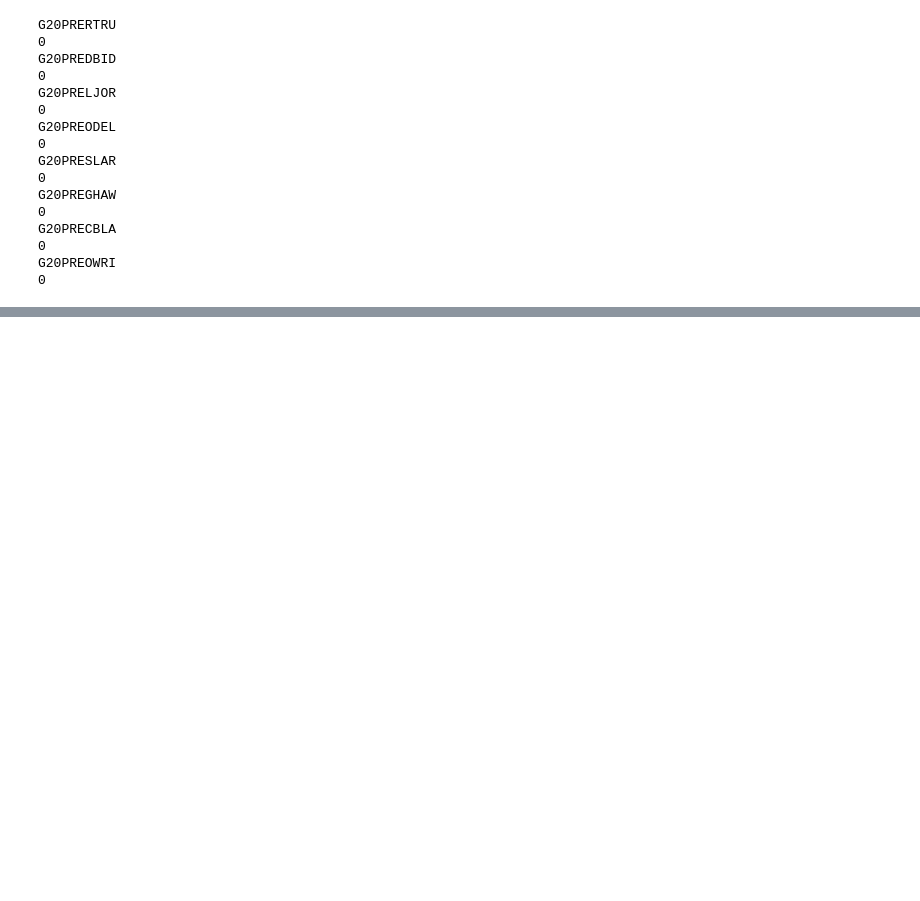
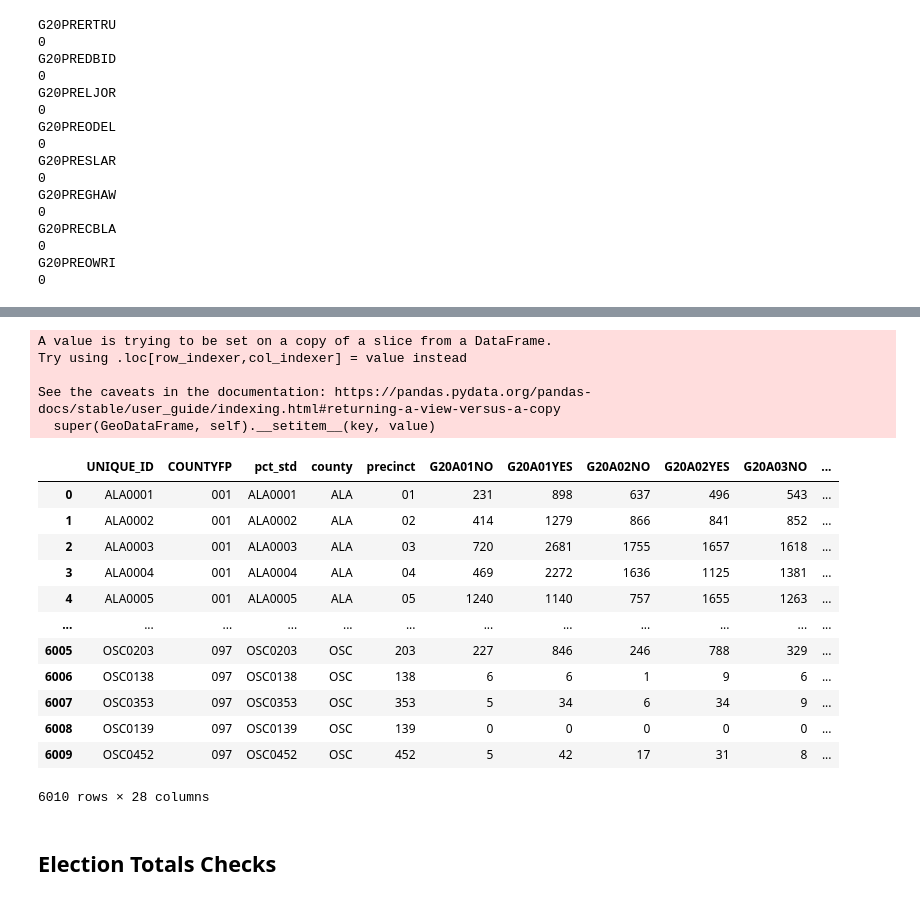
Before and after one commit to nonpartisan-redistricting-datahub/erj-fl, a Jupyter notebook: 2020/general/fl_gen_20_st_prec.ipynb, the cells around one changed output, grey strips where cells are left out. Drawn from its saved outputs; the diff is of its cells as text; code cells hidden in the pictures; blank space fills up the shorter version.

```diff
--- a/2020/general/fl_gen_20_st_prec.ipynb
+++ b/2020/general/fl_gen_20_st_prec.ipynb
@@ -947,0 +1115,4 @@ All precincts containing differences:
+# %%
+join_attempt_two.columns = [i.replace("_y","") for i in join_attempt_two.columns]
+# %%
+join_attempt_two["UNIQUE_ID"] = join_attempt_two["pct_std"]
@@ -947,0 +1135,30 @@ All precincts containing differences:
+# %%
+join_attempt_two = join_attempt_two[["UNIQUE_ID","COUNTYFP","pct_std",'county','precinct']+state_data_columns+["geometry"]]
+# %%
+for val in state_data_columns:
+    join_attempt_two[val] = join_attempt_two[val].fillna(0)
+    join_attempt_two[val] = join_attempt_two[val].astype(int)
+# %% [output]
+A value is trying to be set on a copy of a slice from a DataFrame.
+Try using .loc[row_indexer,col_indexer] = value instead
+
+See the caveats in the documentation: https://pandas.pydata.org/pandas-docs/stable/user_guide/indexing.html#returning-a-view-versus-a-copy
+  super(GeoDataFrame, self).__setitem__(key, value)
+# %%
+join_attempt_two
+# %% [output]
+|  | UNIQUE_ID | COUNTYFP | pct_std | county | precinct | G20A01NO | G20A01YES | G20A02NO | G20A02YES | G20A03NO | ... |
+| 0 | ALA0001 | 001 | ALA0001 | ALA | 01 | 231 | 898 | 637 | 496 | 543 | ... |
+| 1 | ALA0002 | 001 | ALA0002 | ALA | 02 | 414 | 1279 | 866 | 841 | 852 | ... |
+| 2 | ALA0003 | 001 | ALA0003 | ALA | 03 | 720 | 2681 | 1755 | 1657 | 1618 | ... |
+| 3 | ALA0004 | 001 | ALA0004 | ALA | 04 | 469 | 2272 | 1636 | 1125 | 1381 | ... |
+| 4 | ALA0005 | 001 | ALA0005 | ALA | 05 | 1240 | 1140 | 757 | 1655 | 1263 | ... |
+| ... | ... | ... | ... | ... | ... | ... | ... | ... | ... | ... | ... |
+| 6005 | OSC0203 | 097 | OSC0203 | OSC | 203 | 227 | 846 | 246 | 788 | 329 | ... |
+| 6006 | OSC0138 | 097 | OSC0138 | OSC | 138 | 6 | 6 | 1 | 9 | 6 | ... |
+| 6007 | OSC0353 | 097 | OSC0353 | OSC | 353 | 5 | 34 | 6 | 34 | 9 | ... |
+| 6008 | OSC0139 | 097 | OSC0139 | OSC | 139 | 0 | 0 | 0 | 0 | 0 | ... |
+| 6009 | OSC0452 | 097 | OSC0452 | OSC | 452 | 5 | 42 | 17 | 31 | 8 | ... |
+6010 rows × 28 columns
+# %% [markdown]
+## Election Totals Checks
```
Also changed, not shown: parts of 66 cells of this notebook, 4 other files.
